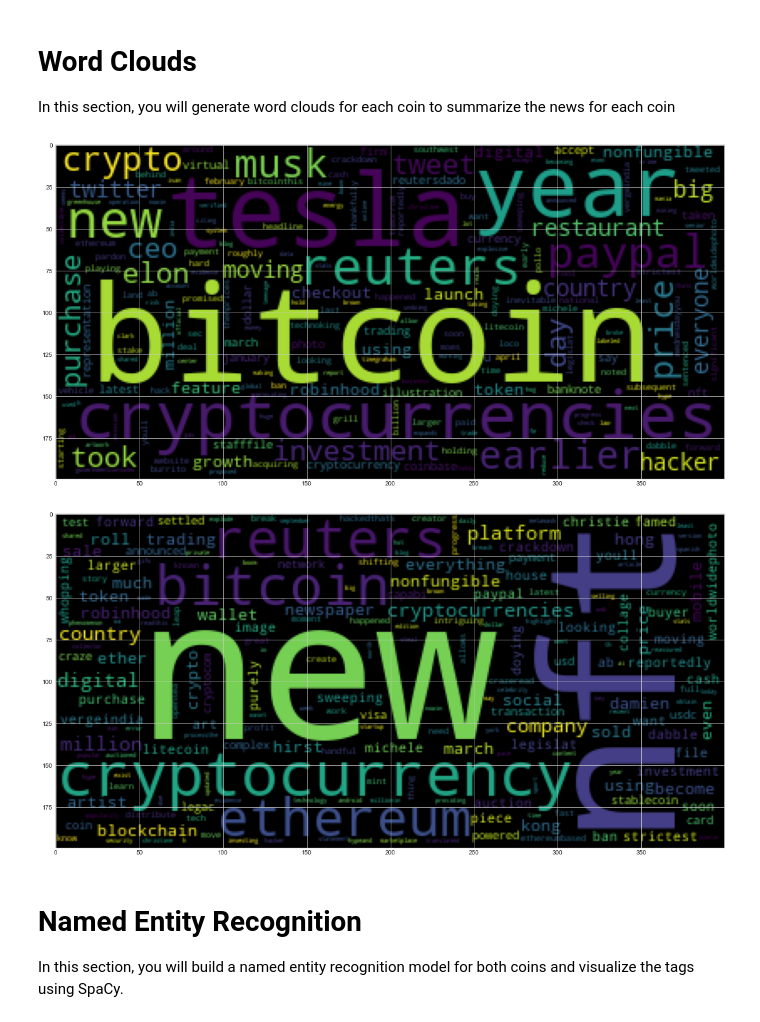
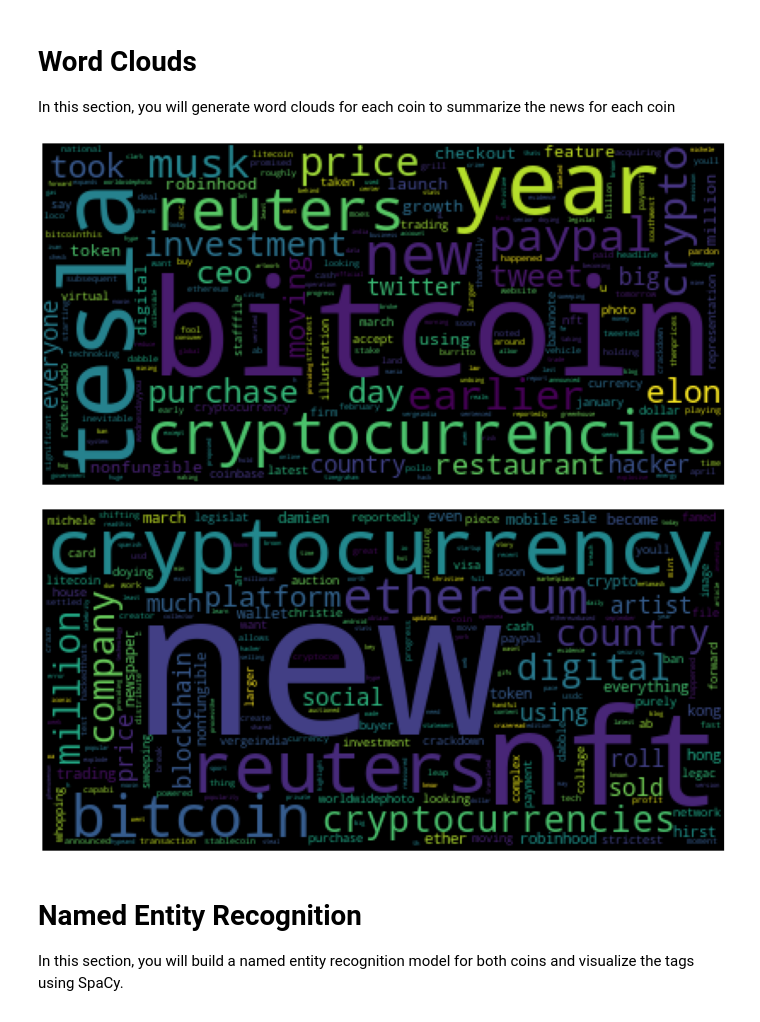
Before and after one commit to cnxtech/tales-from-the-crypto, a Jupyter notebook: tales_from_the_crypto/crypto_sentiment.ipynb, the cells around one changed output. Saved outputs shown, nothing was run; the diff lists cells and outputs as text; code cells hidden in the pictures.

```diff
--- a/tales_from_the_crypto/crypto_sentiment.ipynb
+++ b/tales_from_the_crypto/crypto_sentiment.ipynb
@@ -352,18 +356,20 @@ mpl.rcParams['figure.figsize'] = [20.0, 10.0]
 # %%
 # Generate the Bitcoin word cloud
 wc = WordCloud()
 bitcoin_string = ' '.join(bitcoin_words)
 bitcoin_wordcloud = wc.generate(bitcoin_string)
 plt.imshow(bitcoin_wordcloud);
+plt.axis("off");
 # %% [output]
-[figure, old version]
+[figure, new version]
 # %%
 # Generate the Ethereum word cloud
 ethereum_string = ' '.join(ethereum_words)
 ethereum_wordcloud = wc.generate(ethereum_string)
 plt.imshow(ethereum_wordcloud);
+plt.axis("off");
 # %% [output]
-[figure, old version]
+[figure, new version]
 # %% [markdown]
 # Named Entity Recognition
 
```
Also changed, not shown: parts of 7 cells of this notebook, 1 other file.
